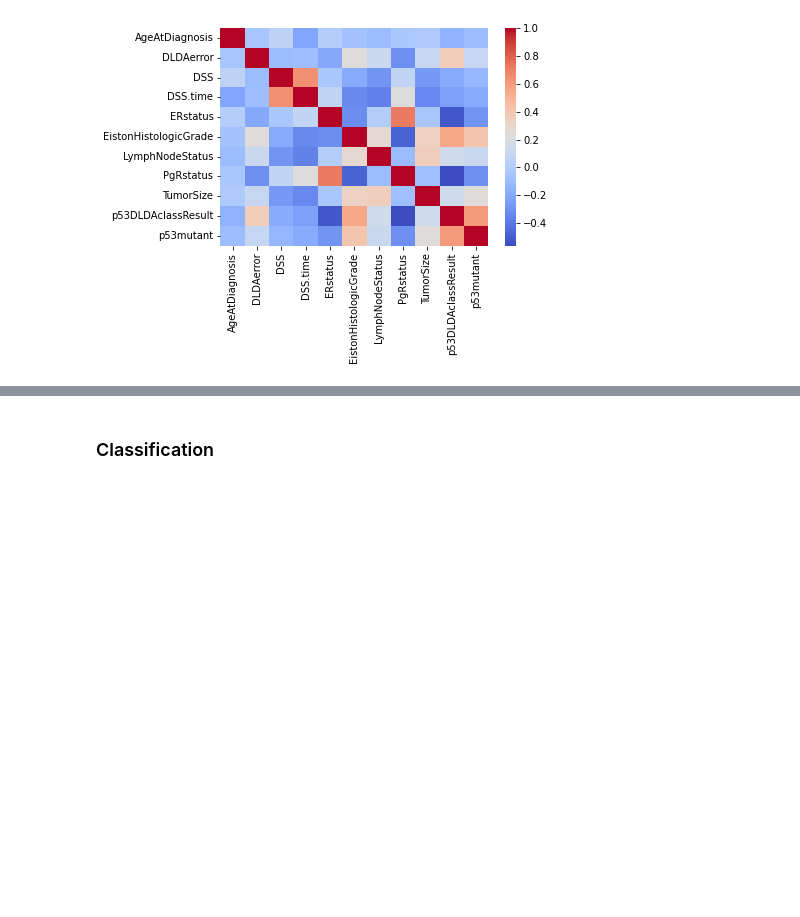
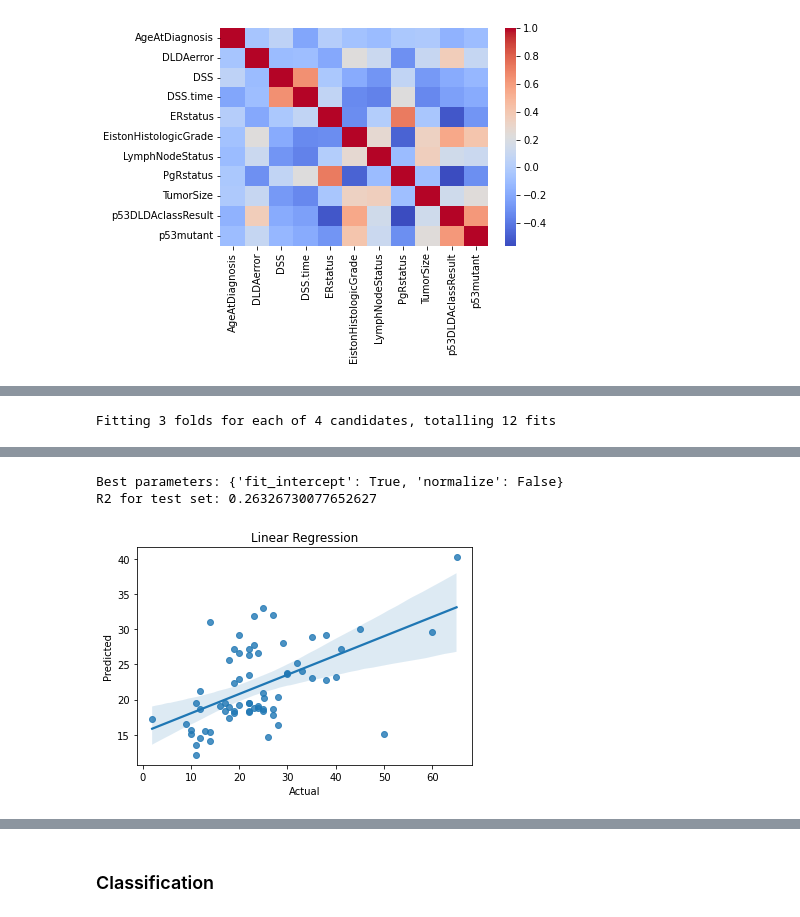
Before and after one commit to faizanhemotra/Breast-Cancer-Phenotype, a Jupyter notebook: analysis.ipynb, the cells around one changed output, grey strips where cells are left out. Drawn from its saved outputs; the diff is of its cells as text; code cells hidden in the pictures; blank space fills up the shorter version.

Commit message:
linear and elasticnet

```diff
--- a/analysis.ipynb
+++ b/analysis.ipynb
@@ -239,0 +321,8 @@ dummyreg(*data_split(neg_X_columns=['TumorSize', 'sampleID']))
+# %%
+# Linear Regression (0.30 test size)
+results(
+    linreg_grid,
+    *data_split(neg_X_columns=['TumorSize', 'sampleID'], y_column='TumorSize', test_size=0.30),
+    title='Linear Regression')
+# %% [output]
+Fitting 3 folds for each of 4 candidates, totalling 12 fits
@@ -239,0 +332,3 @@ dummyreg(*data_split(neg_X_columns=['TumorSize', 'sampleID']))
+Best parameters: {'fit_intercept': True, 'normalize': False}
+R2 for test set: 0.26326730077652627
+[figure, added]
```
Also changed, not shown: parts of 17 cells of this notebook.
